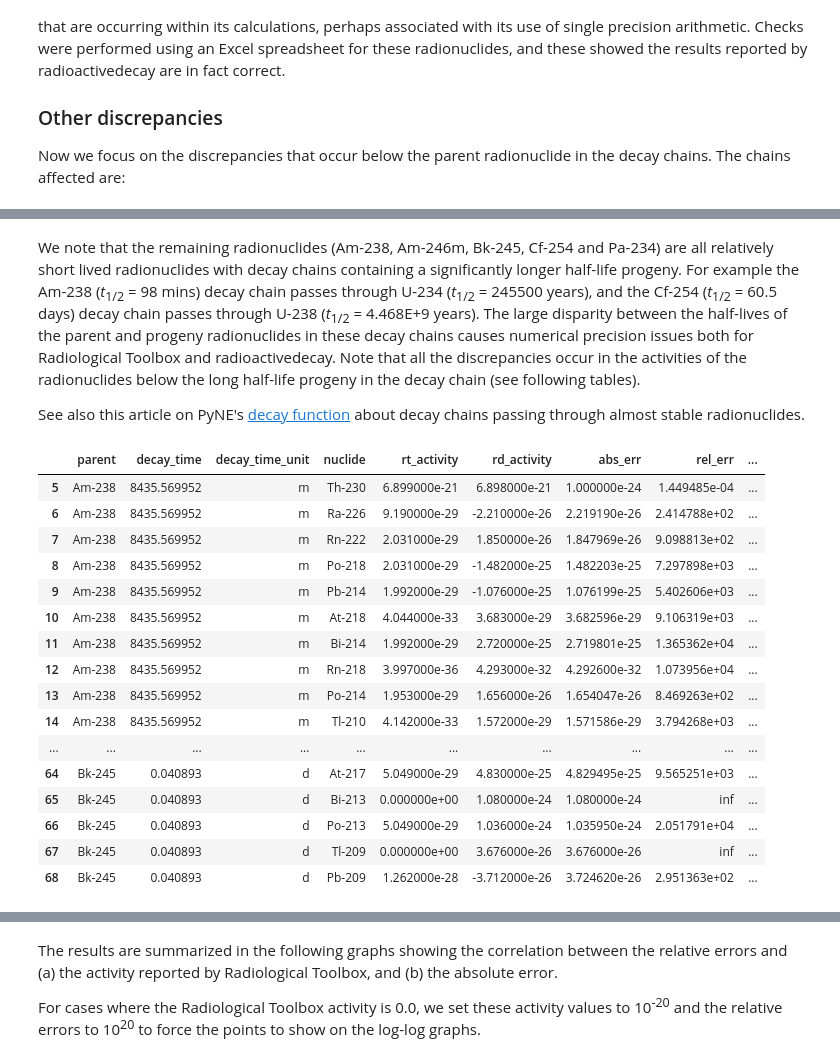
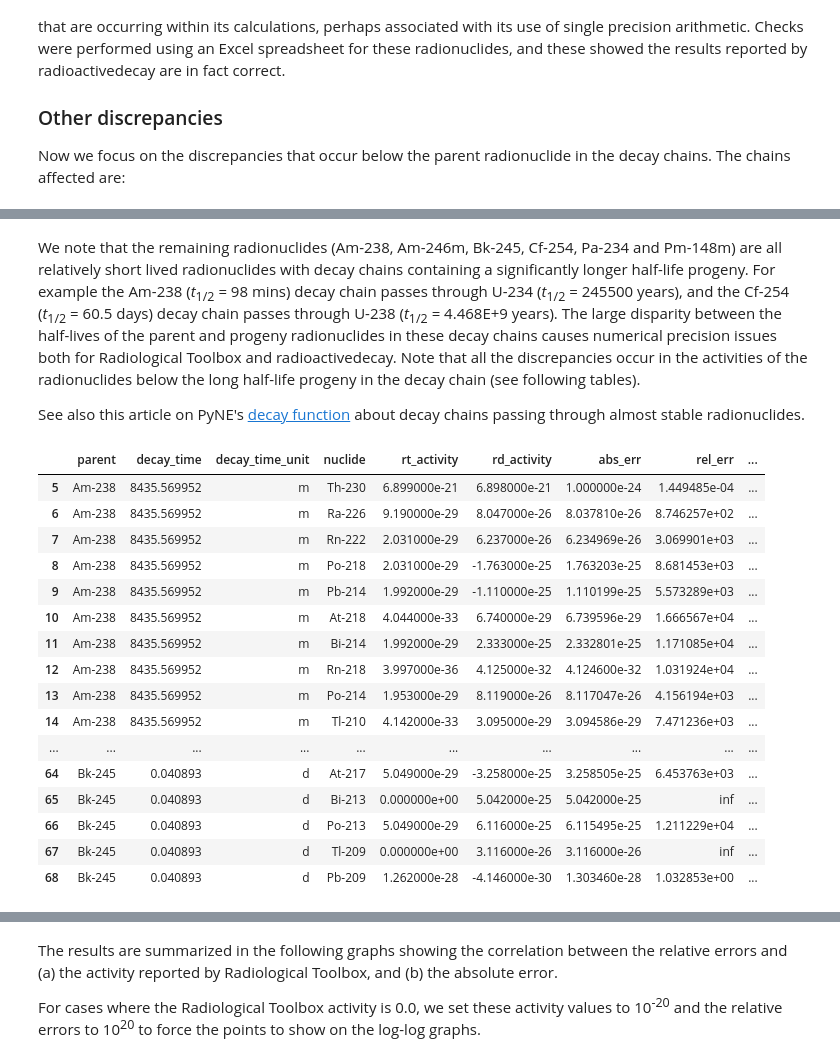
Before and after one commit to radioactivedecay/radioactivedecay, a Jupyter notebook: notebooks/comparisons/radiological_toolbox/radiological_toolbox_compare.ipynb, the cells around one changed output, grey strips where cells are left out. Drawn from its saved outputs; the diff is of its cells as text; code cells hidden in the pictures.

```diff
--- a/notebooks/comparisons/radiological_toolbox/radiological_toolbox_compare.ipynb
+++ b/notebooks/comparisons/radiological_toolbox/radiological_toolbox_compare.ipynb
@@ -147,28 +146,28 @@ last_digit_df
 | 111 | Cs-121m | 0.003706 | m | Te-121 | 1.660000e-17 | 1.663000e-17 | 3.000000e-20 | 0.001807 | ... |
 # %% [markdown]
-We note that the remaining radionuclides (Am-238, Am-246m, Bk-245, Cf-254 and Pa-234) are all relatively short lived radionuclides with decay chains containing a significantly longer half-life progeny. For example the Am-238 (*t*<sub>1/2</sub> = 98 mins) decay chain passes through U-234 (*t*<sub>1/2</sub> = 245500 years), and the Cf-254 (*t*<sub>1/2</sub> = 60.5 days) decay chain passes through U-238 (*t*<sub>1/2</sub> = 4.468E+9 years). The large disparity between the half-lives of the parent and progeny radionuclides in these decay chains causes numerical precision issues both for Radiological Toolbox and radioactivedecay. Note that all the discrepancies occur in the activities of the radionuclides below the long half-life progeny in the decay chain (see following tables).
+We note that the remaining radionuclides (Am-238, Am-246m, Bk-245, Cf-254, Pa-234 and Pm-148m) are all relatively short lived radionuclides with decay chains containing a significantly longer half-life progeny. For example the Am-238 (*t*<sub>1/2</sub> = 98 mins) decay chain passes through U-234 (*t*<sub>1/2</sub> = 245500 years), and the Cf-254 (*t*<sub>1/2</sub> = 60.5 days) decay chain passes through U-238 (*t*<sub>1/2</sub> = 4.468E+9 years). The large disparity between the half-lives of the parent and progeny radionuclides in these decay chains causes numerical precision issues both for Radiological Toolbox and radioactivedecay. Note that all the discrepancies occur in the activities of the radionuclides below the long half-life progeny in the decay chain (see following tables).
 
 See also this article on PyNE's [decay function](https://pyne.io/theorymanual/decay.html) about decay chains passing through almost stable radionuclides.
 # %%
-long_hl_progeny_df = df[(df.parent.isin(['Am-238', 'Am-246m', 'Bk-245', 'Cf-254', 'Pa-234']))
+long_hl_progeny_df = df[(df.parent.isin(['Am-238', 'Am-246m', 'Bk-245', 'Cf-254', 'Pa-234', 'Pm-148m']))
                         & (df.rel_err > 0.0)].copy()
 long_hl_progeny_df[long_hl_progeny_df.parent.isin(['Am-238', 'Am-246m', 'Bk-245'])]
 # %% [output]
 |  | parent | decay_time | decay_time_unit | nuclide | rt_activity | rd_activity | abs_err | rel_err | ... |
 | 5 | Am-238 | 8435.569952 | m | Th-230 | 6.899000e-21 | 6.898000e-21 | 1.000000e-24 | 1.449485e-04 | ... |
-| 6 | Am-238 | 8435.569952 | m | Ra-226 | 9.190000e-29 | -2.210000e-26 | 2.219190e-26 | 2.414788e+02 | ... |
-| 7 | Am-238 | 8435.569952 | m | Rn-222 | 2.031000e-29 | 1.850000e-26 | 1.847969e-26 | 9.098813e+02 | ... |
-| 8 | Am-238 | 8435.569952 | m | Po-218 | 2.031000e-29 | -1.482000e-25 | 1.482203e-25 | 7.297898e+03 | ... |
-| 9 | Am-238 | 8435.569952 | m | Pb-214 | 1.992000e-29 | -1.076000e-25 | 1.076199e-25 | 5.402606e+03 | ... |
-| 10 | Am-238 | 8435.569952 | m | At-218 | 4.044000e-33 | 3.683000e-29 | 3.682596e-29 | 9.106319e+03 | ... |
-| 11 | Am-238 | 8435.569952 | m | Bi-214 | 1.992000e-29 | 2.720000e-25 | 2.719801e-25 | 1.365362e+04 | ... |
-| 12 | Am-238 | 8435.569952 | m | Rn-218 | 3.997000e-36 | 4.293000e-32 | 4.292600e-32 | 1.073956e+04 | ... |
-| 13 | Am-238 | 8435.569952 | m | Po-214 | 1.953000e-29 | 1.656000e-26 | 1.654047e-26 | 8.469263e+02 | ... |
-| 14 | Am-238 | 8435.569952 | m | Tl-210 | 4.142000e-33 | 1.572000e-29 | 1.571586e-29 | 3.794268e+03 | ... |
+| 6 | Am-238 | 8435.569952 | m | Ra-226 | 9.190000e-29 | 8.047000e-26 | 8.037810e-26 | 8.746257e+02 | ... |
+| 7 | Am-238 | 8435.569952 | m | Rn-222 | 2.031000e-29 | 6.237000e-26 | 6.234969e-26 | 3.069901e+03 | ... |
+| 8 | Am-238 | 8435.569952 | m | Po-218 | 2.031000e-29 | -1.763000e-25 | 1.763203e-25 | 8.681453e+03 | ... |
+| 9 | Am-238 | 8435.569952 | m | Pb-214 | 1.992000e-29 | -1.110000e-25 | 1.110199e-25 | 5.573289e+03 | ... |
+| 10 | Am-238 | 8435.569952 | m | At-218 | 4.044000e-33 | 6.740000e-29 | 6.739596e-29 | 1.666567e+04 | ... |
+| 11 | Am-238 | 8435.569952 | m | Bi-214 | 1.992000e-29 | 2.333000e-25 | 2.332801e-25 | 1.171085e+04 | ... |
+| 12 | Am-238 | 8435.569952 | m | Rn-218 | 3.997000e-36 | 4.125000e-32 | 4.124600e-32 | 1.031924e+04 | ... |
+| 13 | Am-238 | 8435.569952 | m | Po-214 | 1.953000e-29 | 8.119000e-26 | 8.117047e-26 | 4.156194e+03 | ... |
+| 14 | Am-238 | 8435.569952 | m | Tl-210 | 4.142000e-33 | 3.095000e-29 | 3.094586e-29 | 7.471236e+03 | ... |
 | ... | ... | ... | ... | ... | ... | ... | ... | ... | ... |
-| 64 | Bk-245 | 0.040893 | d | At-217 | 5.049000e-29 | 4.830000e-25 | 4.829495e-25 | 9.565251e+03 | ... |
-| 65 | Bk-245 | 0.040893 | d | Bi-213 | 0.000000e+00 | 1.080000e-24 | 1.080000e-24 | inf | ... |
-| 66 | Bk-245 | 0.040893 | d | Po-213 | 5.049000e-29 | 1.036000e-24 | 1.035950e-24 | 2.051791e+04 | ... |
-| 67 | Bk-245 | 0.040893 | d | Tl-209 | 0.000000e+00 | 3.676000e-26 | 3.676000e-26 | inf | ... |
-| 68 | Bk-245 | 0.040893 | d | Pb-209 | 1.262000e-28 | -3.712000e-26 | 3.724620e-26 | 2.951363e+02 | ... |
+| 64 | Bk-245 | 0.040893 | d | At-217 | 5.049000e-29 | -3.258000e-25 | 3.258505e-25 | 6.453763e+03 | ... |
+| 65 | Bk-245 | 0.040893 | d | Bi-213 | 0.000000e+00 | 5.042000e-25 | 5.042000e-25 | inf | ... |
+| 66 | Bk-245 | 0.040893 | d | Po-213 | 5.049000e-29 | 6.116000e-25 | 6.115495e-25 | 1.211229e+04 | ... |
+| 67 | Bk-245 | 0.040893 | d | Tl-209 | 0.000000e+00 | 3.116000e-26 | 3.116000e-26 | inf | ... |
+| 68 | Bk-245 | 0.040893 | d | Pb-209 | 1.262000e-28 | -4.146000e-30 | 1.303460e-28 | 1.032853e+00 | ... |
 # %%
```
Also changed, not shown: parts of 6 cells of this notebook, 17 other files.
